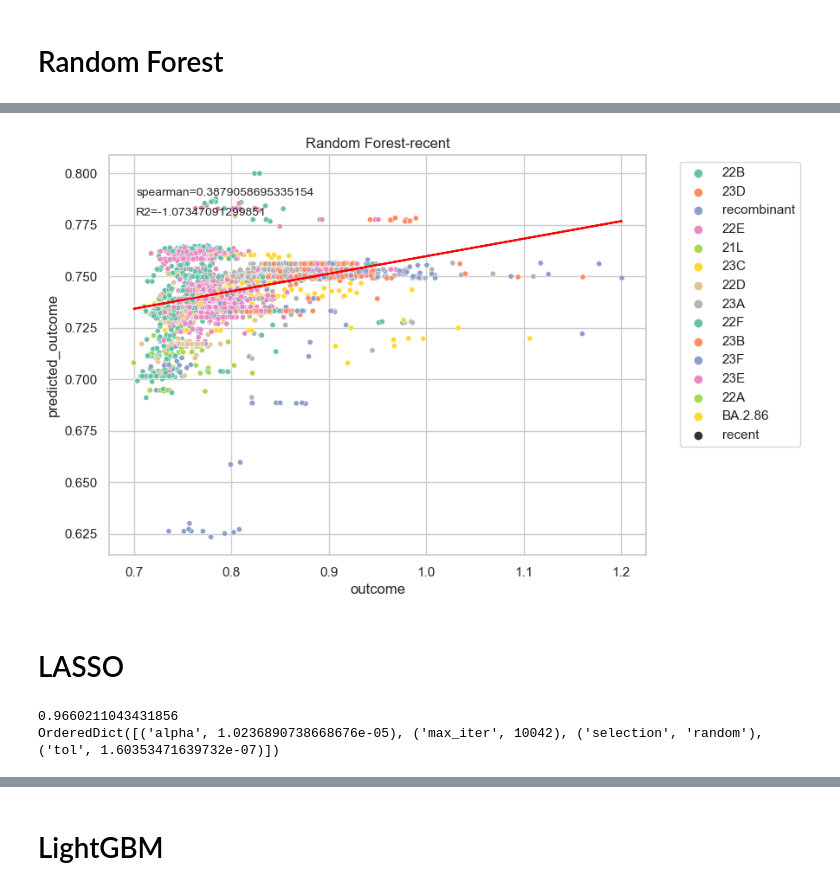
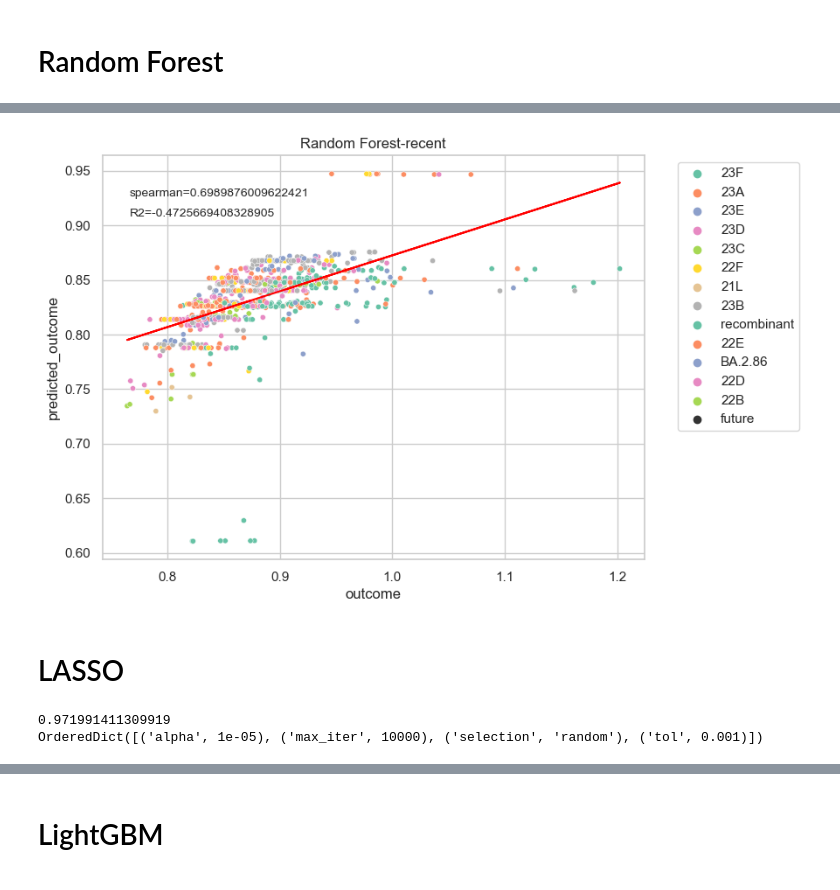
Before and after one commit to TheSatoLab/CoVFit, a Jupyter notebook: Non-deep-learning Methods/ml_viral_fitness.ipynb, the cells around one changed output, grey strips where cells are left out. Drawn from its saved outputs; the diff is of its cells as text; code cells hidden in the pictures.

```diff
--- a/Non-deep-learning Methods/ml_viral_fitness.ipynb
+++ b/Non-deep-learning Methods/ml_viral_fitness.ipynb
@@ -92,13 +93,11 @@ for i in range(len(substitutions)):
 # %%
 df_substitution = pd.DataFrame(substitution_matrix, columns=substitutions, index=list(df["clade"]))
 df_substitution["country"] = list(df["country"])
-onehot_country = pd.get_dummies(df_substitution["country"]) # One-hot Encoding of country names
+onehot_country = pd.get_dummies(df_substitution["country"]).astype(int) # One-hot Encoding of country names
 df_substitution = pd.concat([df_substitution, onehot_country], axis=1)
 del df_substitution["country"]
 df_substitution["data_class"] = list(df["data_class"])
 df_substitution["outcome"] = list(df["outcome"])
-
-del df_substitution["nan"]
 # %%
 df_substitution
 # %% [output]
@@ -128,7 +127,7 @@ plt.show()
 # %%
 train_df = df_substitution[df_substitution['data_class'] == 'train']
 test_df = df_substitution[df_substitution['data_class'] == 'test']
-recent_df = df_substitution[df_substitution['data_class'] == 'recent']
+recent_df = df_substitution[df_substitution['data_class'] == 'future']
 test_plus_recent_df = pd.concat([test_df, recent_df]) # Concate the test set in the previous dataset and the recent dataset to get a whole test set
 
 # Labels and features of training set
@@ -213,10 +212,10 @@ train_features
 # %%
 # Define the parameter space for random forest
 param_space = {
-    'n_estimators': Integer(200, 2000),
+    'n_estimators': Integer(500, 1000),
     'max_depth': Categorical([10, 20, 30, None]),
     'max_features': Categorical(['sqrt', 'log2', None]),
-    'min_samples_split': Integer(2, 20),
+    'min_samples_split': Integer(5, 20),
     'min_samples_leaf': Integer(1, 4),
     'bootstrap': Categorical([True, False])
     }
@@ -258,25 +257 @@ file_name = 'cat_df_fitness_2_prediction_rf.csv'
 test_recent_df_rf.to_csv(file_name, index=False)
-# %%
-prediction_df_test = prediction_df_rf[prediction_df_rf['data_class'] == "test"]
-
-sns.set(style="whitegrid")
-plt.figure(figsize=(8, 6))
-sns.scatterplot(data=prediction_df_test, y='predicted_outcome', x='outcome', hue=prediction_df_test.index, palette='Set2', style = "data_class", s=20)
-plt.legend(bbox_to_anchor=(1.05, 1), loc='upper left')
-
-r2 = r2_score(prediction_df_test["outcome"], prediction_df_test["predicted_outcome"])
-plt.annotate("R2={}".format(r2), xy=(0.05,0.85), xycoords="axes fraction", fontsize=10)
-spearman=prediction_df_test["outcome"].corr(prediction_df_test["predicted_outcome"], method="spearman")
-plt.annotate("spearman={}".format(spearman), xy=(0.05,0.9), xycoords="axes fraction", fontsize=10)
-plt.title("Random Forest-test")
-
-# Plot fit curve by using linear regression
-labels = prediction_df_test["outcome"].tolist()
-predictions = prediction_df_test["predicted_outcome"].tolist()
-X = [[label] for label in labels]
-Y = [[prediction] for prediction in predictions]
-reg = LinearRegression().fit(X, Y)
-intercept = reg.intercept_[0]
-slope = reg.coef_[0][0]
-plt.plot(labels, [slope*label+intercept for label in labels], color="red")
-plt.show()
@@ -309,36 +282,36 @@ plt.show()
 # %%
-prediction_df_recent = prediction_df_rf[prediction_df_rf['data_class'] == "recent"]
+prediction_df_recent = prediction_df_rf[prediction_df_rf['data_class'] == "future"]
 
 sns.set(style="whitegrid")
 plt.figure(figsize=(8, 6))
 sns.scatterplot(data=prediction_df_recent, y='predicted_outcome', x='outcome', hue=prediction_df_recent.index, palette='Set2', style = "data_class", s=20)
 plt.legend(bbox_to_anchor=(1.05, 1), loc='upper left')
 
 r2 = r2_score(prediction_df_recent["outcome"], prediction_df_recent["predicted_outcome"])
 plt.annotate("R2={}".format(r2), xy=(0.05,0.85), xycoords="axes fraction", fontsize=10)
 spearman=prediction_df_recent["outcome"].corr(prediction_df_recent["predicted_outcome"], method="spearman")
 plt.annotate("spearman={}".format(spearman), xy=(0.05,0.9), xycoords="axes fraction", fontsize=10)
 plt.title("Random Forest-recent")
 
 # Plot fit curve by using linear regression
 labels = prediction_df_recent["outcome"].tolist()
 predictions = prediction_df_recent["predicted_outcome"].tolist()
 X = [[label] for label in labels]
 Y = [[prediction] for prediction in predictions]
 reg = LinearRegression().fit(X, Y)
 intercept = reg.intercept_[0]
 slope = reg.coef_[0][0]
 plt.plot(labels, [slope*label+intercept for label in labels], color="red")
 plt.show()
 # %% [output]
-[figure, old version]
+[figure, new version]
 # %% [markdown]
 # LASSO
 # %%
 param_space = {
-    'alpha': Real(1e-7, 1e-4, prior="log-uniform"),
-    'max_iter': Integer(10000, 12000),
-    'tol': Real(1e-7, 1e-5, prior="log-uniform"),
+    'alpha': Real(1e-5, 1e-3, prior="log-uniform"),
+    'max_iter': Integer(8000, 10000),
+    'tol': Real(1e-5, 1e-3, prior="log-uniform"),
     'selection': Categorical(["cyclic", "random"])
     }
 
@@ -347,7 +320,7 @@ lasso = linear_model.Lasso()
 bayes_search = BayesSearchCV(
         lasso,
         param_space,
-        n_iter=20,  # Number of parameter settings that are sampled
+        n_iter=30,  # Number of parameter settings that are sampled
         scoring='r2',  # Metric to optimize
         n_jobs=-1,  # Number of jobs to run in parallel
         random_state=42
@@ -369,6 +342,6 @@ prediction_df_lasso["outcome"] = test_plus_recent_labels
 prediction_df_lasso["predicted_outcome"] = predictions
 prediction_df_lasso["data_class"] = test_plus_recent_df["data_class"]
 # %% [output]
-0.9660211043431856
-OrderedDict([('alpha', 1.0236890738668676e-05), ('max_iter', 10042), ('selection', 'random'), ('tol', 1.60353471639732e-07)])
+0.971991411309919
+OrderedDict([('alpha', 1e-05), ('max_iter', 10000), ('selection', 'random'), ('tol', 0.001)])
 # %%
```
Also changed, not shown: parts of 22 cells of this notebook, 15 other files.
